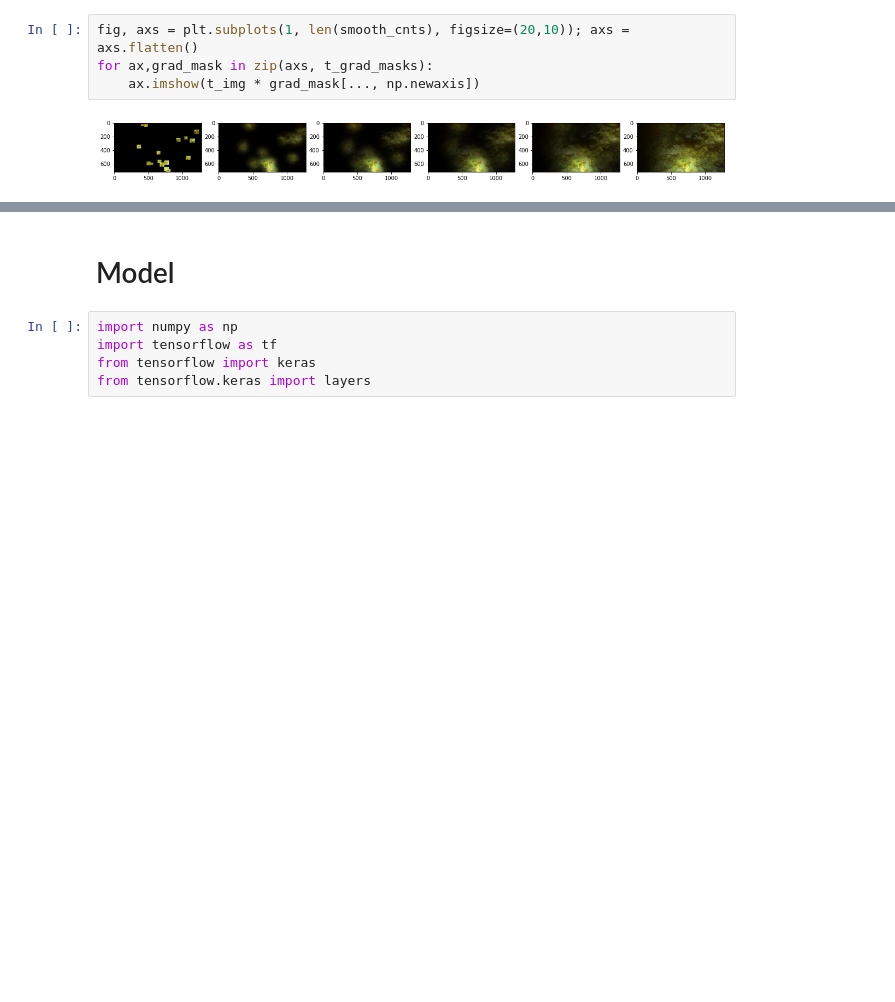
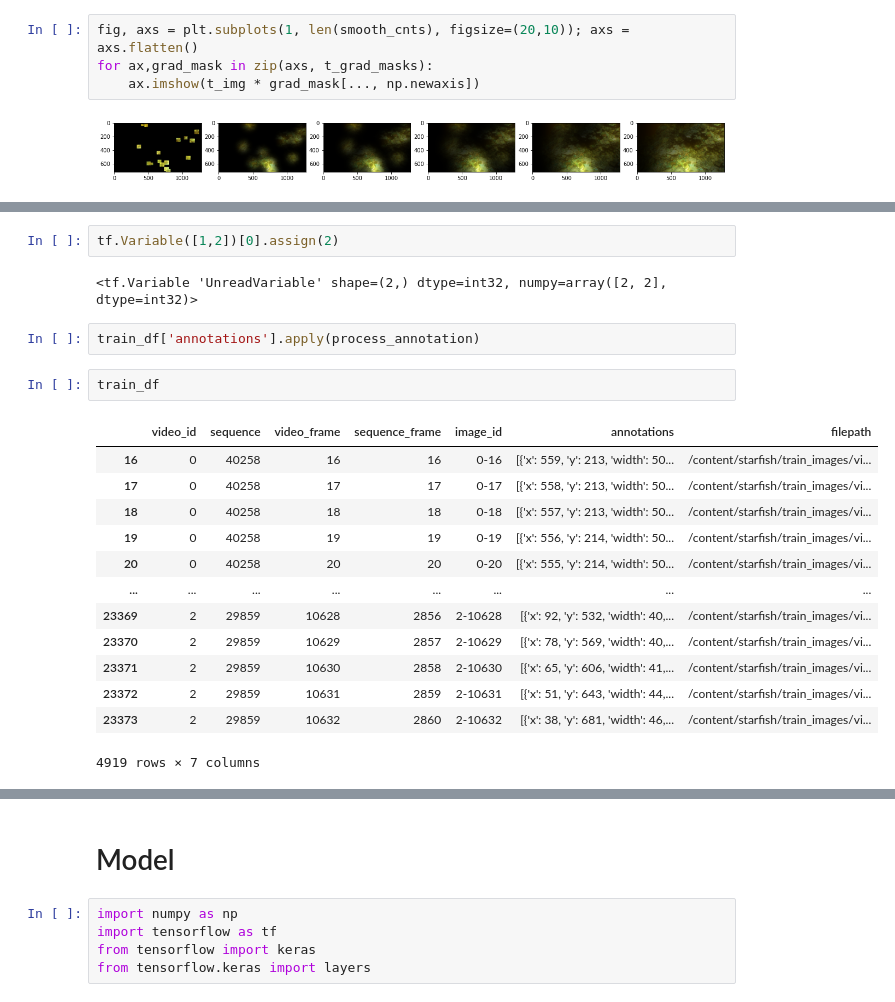
Before and after one commit to stanfidb/kaggle, a Jupyter notebook: starfish.ipynb, the cells around one changed output, grey strips where cells are left out. Cells and saved outputs as stored; diff of their text form; blank space fills up the shorter version.

```diff
--- a/starfish.ipynb
+++ b/starfish.ipynb
@@ -211,0 +351,22 @@ for ax,grad_mask in zip(axs, t_grad_masks):
+# %%
+tf.Variable([1,2])[0].assign(2)
+# %% [output]
+<tf.Variable 'UnreadVariable' shape=(2,) dtype=int32, numpy=array([2, 2], dtype=int32)>
+# %%
+train_df['annotations'].apply(process_annotation)
+# %%
+train_df
+# %% [output]
+|  | video_id | sequence | video_frame | sequence_frame | image_id | annotations | filepath |
+| 16 | 0 | 40258 | 16 | 16 | 0-16 | [{'x': 559, 'y': 213, 'width': 50... | /content/starfish/train_images/vi... |
+| 17 | 0 | 40258 | 17 | 17 | 0-17 | [{'x': 558, 'y': 213, 'width': 50... | /content/starfish/train_images/vi... |
+| 18 | 0 | 40258 | 18 | 18 | 0-18 | [{'x': 557, 'y': 213, 'width': 50... | /content/starfish/train_images/vi... |
+| 19 | 0 | 40258 | 19 | 19 | 0-19 | [{'x': 556, 'y': 214, 'width': 50... | /content/starfish/train_images/vi... |
+| 20 | 0 | 40258 | 20 | 20 | 0-20 | [{'x': 555, 'y': 214, 'width': 50... | /content/starfish/train_images/vi... |
+| ... | ... | ... | ... | ... | ... | ... | ... |
+| 23369 | 2 | 29859 | 10628 | 2856 | 2-10628 | [{'x': 92, 'y': 532, 'width': 40,... | /content/starfish/train_images/vi... |
+| 23370 | 2 | 29859 | 10629 | 2857 | 2-10629 | [{'x': 78, 'y': 569, 'width': 40,... | /content/starfish/train_images/vi... |
+| 23371 | 2 | 29859 | 10630 | 2858 | 2-10630 | [{'x': 65, 'y': 606, 'width': 41,... | /content/starfish/train_images/vi... |
+| 23372 | 2 | 29859 | 10631 | 2859 | 2-10631 | [{'x': 51, 'y': 643, 'width': 44,... | /content/starfish/train_images/vi... |
+| 23373 | 2 | 29859 | 10632 | 2860 | 2-10632 | [{'x': 38, 'y': 681, 'width': 46,... | /content/starfish/train_images/vi... |
+4919 rows × 7 columns
```
Also changed, not shown: parts of 17 cells of this notebook.
